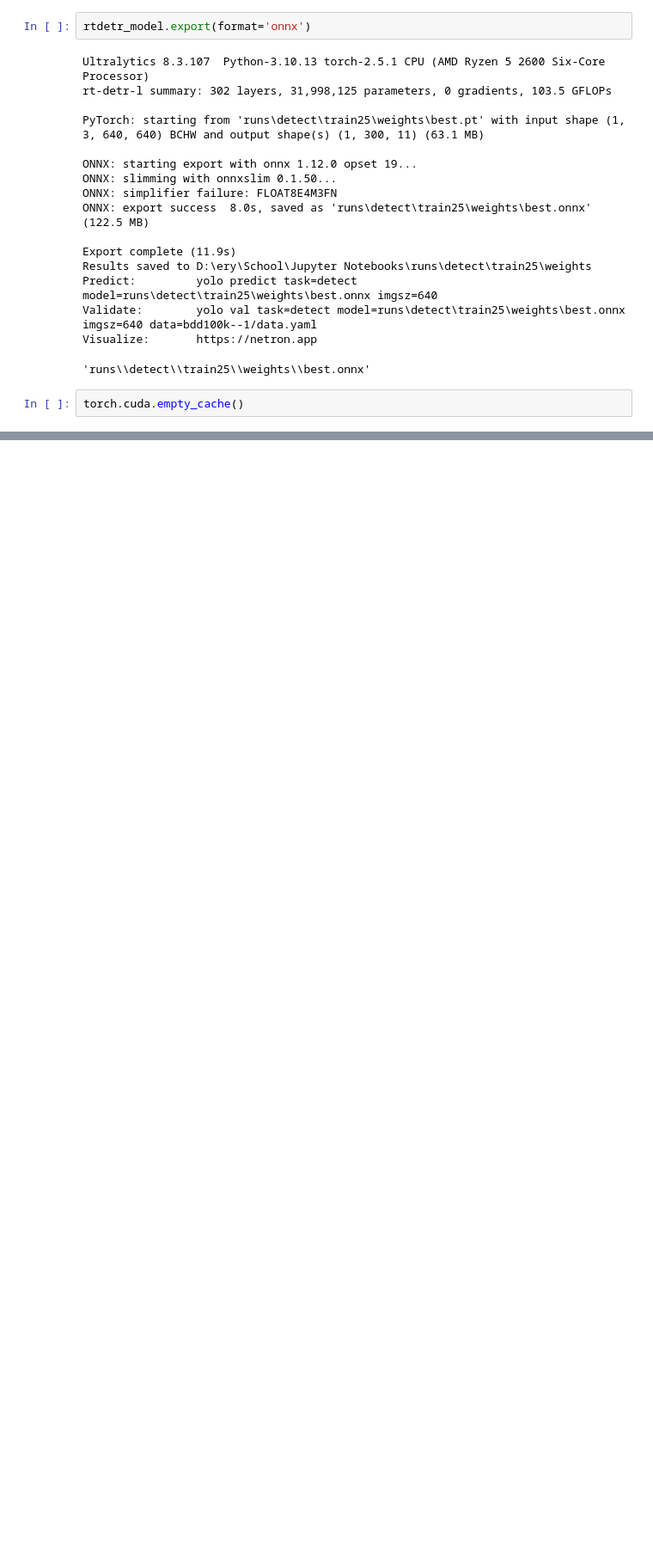
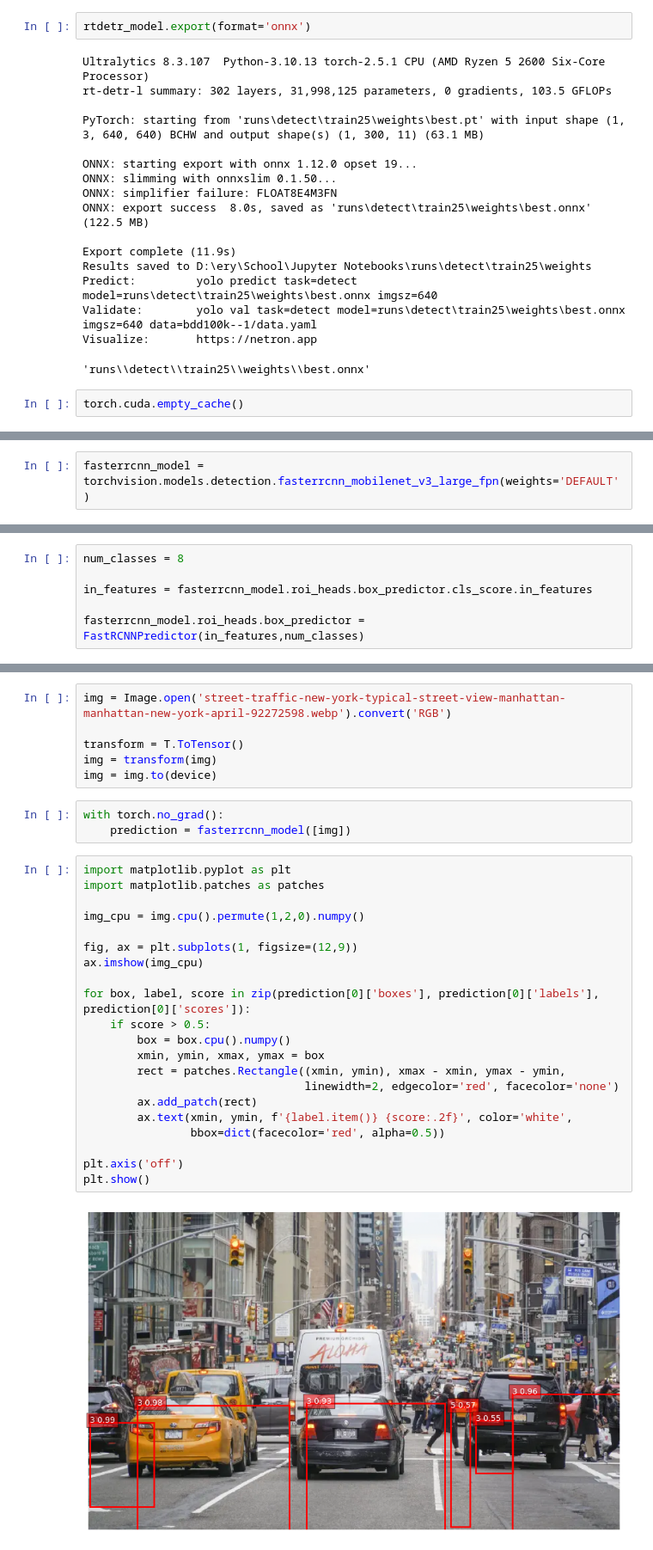
Before and after one commit to eryyyj/CPE313--DATA_SCIENCE-3, a Jupyter notebook: CPE313_FinalProject_MultiObjectDetection.ipynb, the cells around one changed output, grey strips where cells are left out. Shown at 86% size. Saved outputs shown, nothing was run; the diff lists cells and outputs as text; blank space fills up the shorter version.

Commit message:
Faster-RCNN model update

```diff
--- a/CPE313_FinalProject_MultiObjectDetection.ipynb
+++ b/CPE313_FinalProject_MultiObjectDetection.ipynb
@@ -415,0 +379,2 @@ SyntaxError: invalid syntax (3594321963.py, line 4)
+# %%
+fasterrcnn_model = torchvision.models.detection.fasterrcnn_mobilenet_v3_large_fpn(weights='DEFAULT')
@@ -415,0 +401,6 @@ SyntaxError: invalid syntax (3594321963.py, line 4)
+# %%
+num_classes = 8
+
+in_features = fasterrcnn_model.roi_heads.box_predictor.cls_score.in_features
+
+fasterrcnn_model.roi_heads.box_predictor = FastRCNNPredictor(in_features,num_classes)
@@ -415,0 +586,32 @@ SyntaxError: invalid syntax (3594321963.py, line 4)
+# %%
+img = Image.open('street-traffic-new-york-typical-street-view-manhattan-manhattan-new-york-april-92272598.webp').convert('RGB')
+
+transform = T.ToTensor()
+img = transform(img)
+img = img.to(device)
+# %%
+with torch.no_grad():
+    prediction = fasterrcnn_model([img])
+# %%
+import matplotlib.pyplot as plt
+import matplotlib.patches as patches
+
+img_cpu = img.cpu().permute(1,2,0).numpy()
+
+fig, ax = plt.subplots(1, figsize=(12,9))
+ax.imshow(img_cpu)
+
+for box, label, score in zip(prediction[0]['boxes'], prediction[0]['labels'], prediction[0]['scores']):
+    if score > 0.5:
+        box = box.cpu().numpy()
+        xmin, ymin, xmax, ymax = box
+        rect = patches.Rectangle((xmin, ymin), xmax - xmin, ymax - ymin,
+                                 linewidth=2, edgecolor='red', facecolor='none')
+        ax.add_patch(rect)
+        ax.text(xmin, ymin, f'{label.item()} {score:.2f}', color='white',
+                bbox=dict(facecolor='red', alpha=0.5))
+
+plt.axis('off')
+plt.show()
+# %% [output]
+[figure, added]
```
Also changed, not shown: parts of 18 cells of this notebook.
